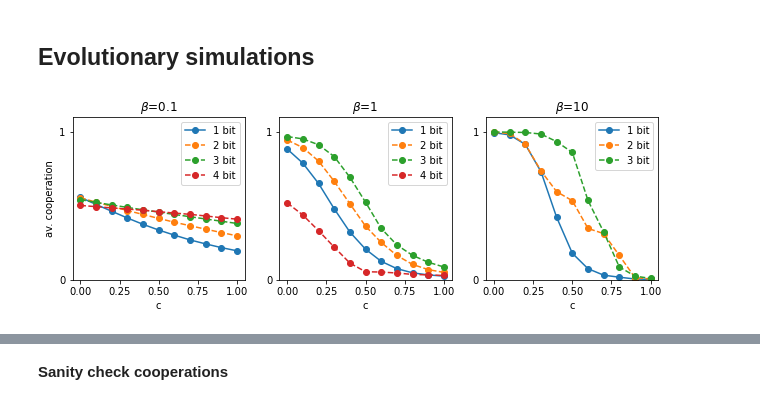
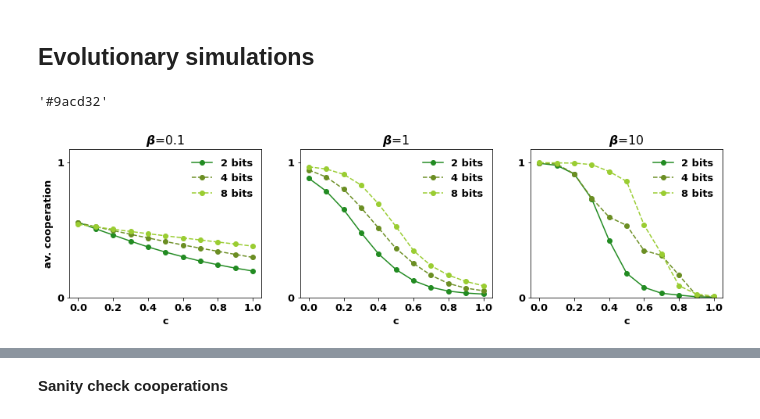
Before and after one commit to Nikoleta-v3/conditional-cooperation-with-longer-memory, a Jupyter notebook: nbs/E. First Notebook.ipynb, the cells around one changed output, grey strips where cells are left out. Drawn from its saved outputs; the diff is of its cells as text; code cells hidden in the pictures.

```diff
--- a/nbs/Numerical simulations.ipynb
+++ b/nbs/E. First Notebook.ipynb
@@ -21,9 +21,7 @@ import matplotlib.colors as colors
 
 plt.rcParams["font.weight"] = "bold"
 plt.rcParams["axes.labelweight"] = "bold"
+plt.rcParams["font.size"] = 13
-# %%
-plt.rcParams["font.weight"] = "bold"
-plt.rcParams["axes.labelweight"] = "bold"
 # %% [markdown]
 ## The case of two bits strategies
 # %% [markdown]
@@ -304,33 +306,40 @@ sxt_bits_one_points = [sum(df["frequencies norm"] * df["cooperation"]) for df in
+# %%
+matplotlib.colors.to_hex(c, keep_alpha=False)
+# %% [output]
+'#9acd32'
 # %%
-fig, axes = plt.subplots(ncols=3, figsize=(10.5, 3))
+fig, axes = plt.subplots(ncols=3, figsize=(15, 3.5))
 
 for i, gdfs in enumerate([df_beta_pnt, df_beta_one, df_beta_ten]):
 
     points = [
         [sum(df["frequencies norm"] * df["cooperation"]) for df in dfs] for dfs in gdfs
     ]
 
-    axes[i].plot(np.linspace(0, 1, 11), points[0], "-o", label="1 bit")
-    axes[i].plot(np.linspace(0, 1, 11), points[1], "--o", label="2 bit")
-    axes[i].plot(np.linspace(0, 1, 11), points[2], "--o", label="3 bit")
+    axes[i].plot(np.linspace(0, 1, 11), points[0], "-o", label="2 bits", color="forestgreen")
+    axes[i].plot(np.linspace(0, 1, 11), points[1], "--o", label="4 bits", color="olivedrab")
+    axes[i].plot(np.linspace(0, 1, 11), points[2], "--o", label="8 bits", color="yellowgreen")
 
     axes[i].set_ylim(0, 1.1)
 
     axes[i].set_yticks(np.arange(0, 2))
 
     axes[i].set_xlabel("c")
 
-    axes[i].legend()
+    axes[i].legend(framealpha=0)
     axes[i].set_title(labels[i])
 
 axes[0].set_ylabel("av. cooperation");
 
-axes[0].plot(np.linspace(0, 1, 11), sxt_bits_points, "--o", label="4 bit");
-axes[1].plot(np.linspace(0, 1, 11), sxt_bits_one_points, "--o", label="4 bit");
+# axes[0].plot(np.linspace(0, 1, 11), sxt_bits_points, "--o", label="4 bit");
+# axes[1].plot(np.linspace(0, 1, 11), sxt_bits_one_points, "--o", label="4 bit");
 
-axes[0].legend();
-axes[1].legend();
+axes[0].legend(framealpha=0);
+axes[1].legend(framealpha=0);
 
-plt.savefig("../static/average_cooperation_over_c_with_diff_selection_strength.pdf", bbox_inches='tight')
+# plt.savefig("../static/average_cooperation_over_c_with_diff_selection_strength.pdf", bbox_inches='tight')
+
+plt.savefig("/Users/glynatsi/src/talks/posters/2022-06-09-Aquavit/static/cooperation_results.png",
+            transparent=True,  bbox_inches='tight')
 # %% [output]
-[figure, old version]
+[figure, new version]
```
Also changed, not shown: parts of 14 cells of this notebook, 16 other files.
